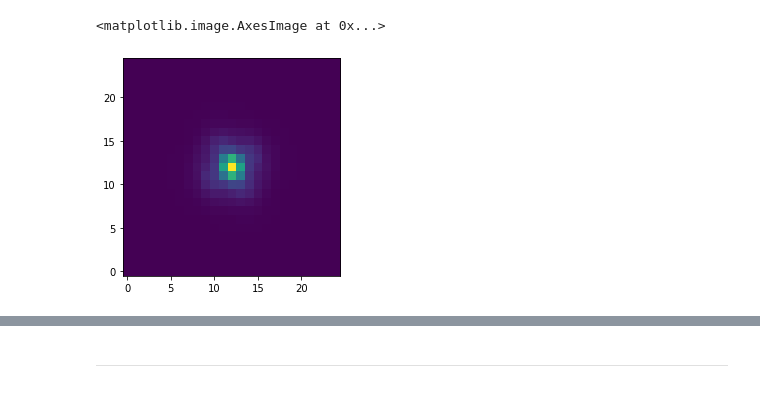
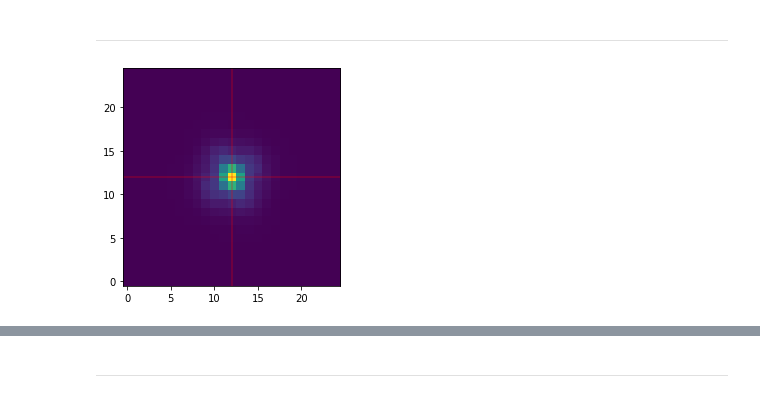
Before and after one commit to Kyssuber/research, a Jupyter notebook: notebooks/w3_psf_photometry.ipynb, the cells around one changed output, grey strips where cells are left out. Saved outputs shown, nothing was run; the diff lists cells and outputs as text; code cells hidden in the pictures.

```diff
--- a/notebooks/w3_psf_photometry.ipynb
+++ b/notebooks/w3_psf_photometry.ipynb
@@ -8,6 +10,8 @@ from photutils.aperture import CircularAperture
 
 import os
 homedir=os.getenv('HOME')
+# %% [markdown]
+-----
 # %%
 #display psf, GALFIT output parameters
 
@@ -16,7 +20,8 @@ psf_im = psf[0]
 psf_header = psf[1]
 # %%
 plt.imshow(psf_im[150:175,150:175],origin='lower')
-#plt.imshow(psf_im,origin='lower')
+plt.axhline(12,color='red',alpha=0.3)
+plt.axvline(12,color='red',alpha=0.3)
+plt.show()
 # %% [output]
-<matplotlib.image.AxesImage at 0x...>
-[figure, old version]
+[figure, new version]
```
Also changed, not shown: parts of 23 cells of this notebook, 1 other file.
